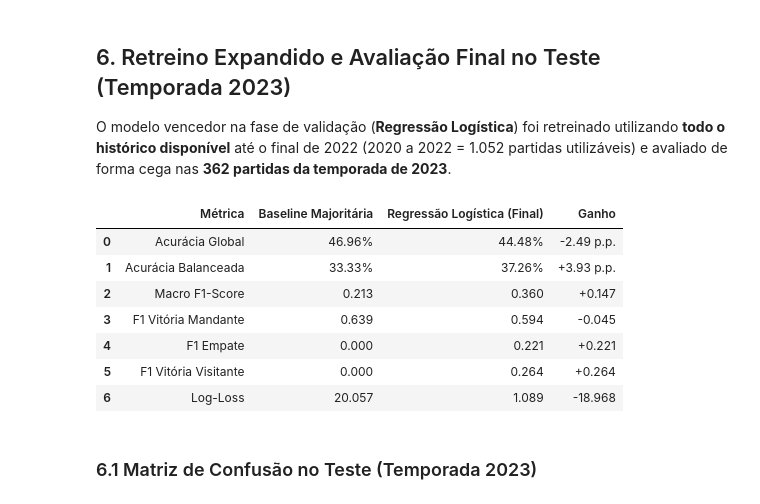
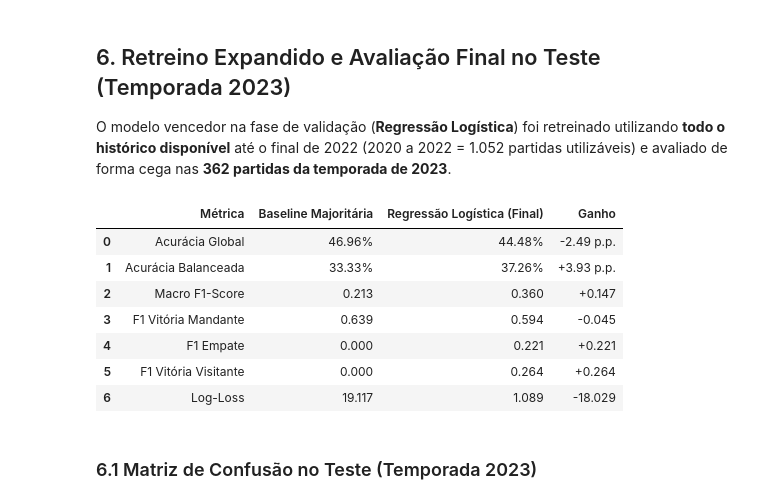
Before and after one commit to ZanonDeAndrade/trabalhoIA, a Jupyter notebook: notebooks/02_modelagem_classificacao.ipynb, the cells around one changed output. Cells and saved outputs as stored; diff of their text form; code cells hidden in the pictures.

```diff
--- a/notebooks/02_modelagem_classificacao.ipynb
+++ b/notebooks/02_modelagem_classificacao.ipynb
@@ -249,36 +249,36 @@ tabela_final = pd.DataFrame([
         "Regressão Logística (Final)": f"{res_teste.f1_home_win:.3f}",
         "Ganho": f"{(res_teste.f1_home_win - res_dummy_teste.f1_home_win):+.3f}"
     },
     {
         "Métrica": "F1 Empate",
         "Baseline Majoritária": f"{res_dummy_teste.f1_draw:.3f}",
         "Regressão Logística (Final)": f"{res_teste.f1_draw:.3f}",
         "Ganho": f"{(res_teste.f1_draw - res_dummy_teste.f1_draw):+.3f}"
     },
     {
         "Métrica": "F1 Vitória Visitante",
         "Baseline Majoritária": f"{res_dummy_teste.f1_away_win:.3f}",
         "Regressão Logística (Final)": f"{res_teste.f1_away_win:.3f}",
         "Ganho": f"{(res_teste.f1_away_win - res_dummy_teste.f1_away_win):+.3f}"
     },
     {
         "Métrica": "Log-Loss",
-        "Baseline Majoritária": "20.057",
+        "Baseline Majoritária": "19.117",
         "Regressão Logística (Final)": f"{res_teste.log_loss_val:.3f}",
-        "Ganho": "-18.968"
+        "Ganho": "-18.029"
     }
 ])
 
 display(tabela_final)
 # %% [output]
 |  | Métrica | Baseline Majoritária | Regressão Logística (Final) | Ganho |
 | 0 | Acurácia Global | 46.96% | 44.48% | -2.49 p.p. |
 | 1 | Acurácia Balanceada | 33.33% | 37.26% | +3.93 p.p. |
 | 2 | Macro F1-Score | 0.213 | 0.360 | +0.147 |
 | 3 | F1 Vitória Mandante | 0.639 | 0.594 | -0.045 |
 | 4 | F1 Empate | 0.000 | 0.221 | +0.221 |
 | 5 | F1 Vitória Visitante | 0.000 | 0.264 | +0.264 |
-| 6 | Log-Loss | 20.057 | 1.089 | -18.968 |
+| 6 | Log-Loss | 19.117 | 1.089 | -18.029 |
 # %% [markdown]
 ### 6.1 Matriz de Confusão no Teste (Temporada 2023)
 # %%
```
Also changed, not shown: parts of 1 cell of this notebook, 16 other files.
